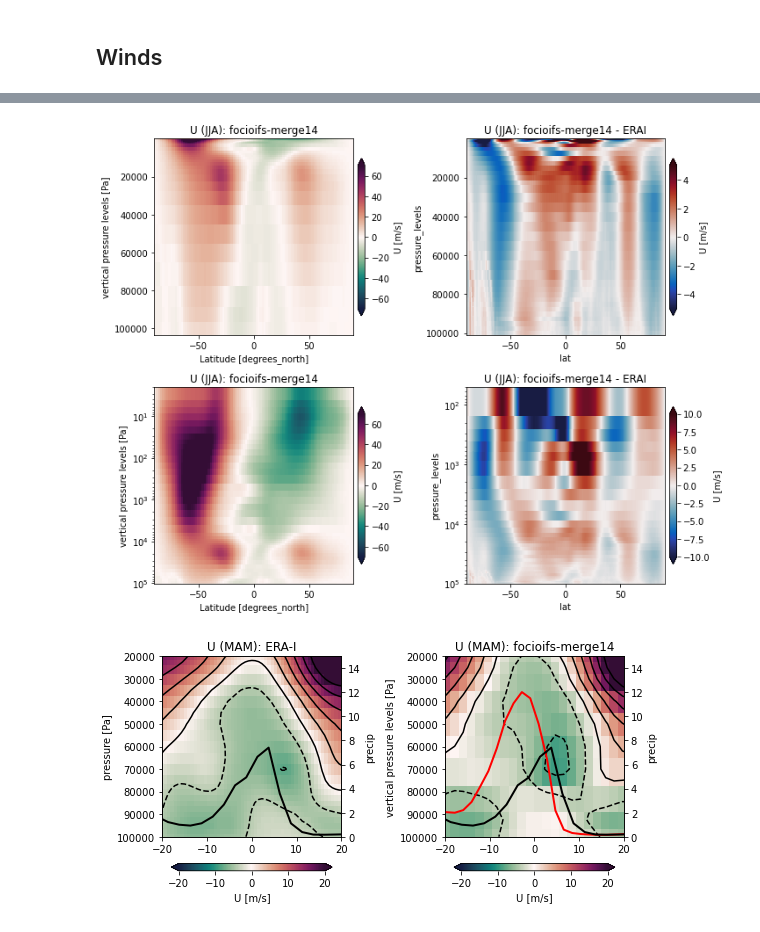
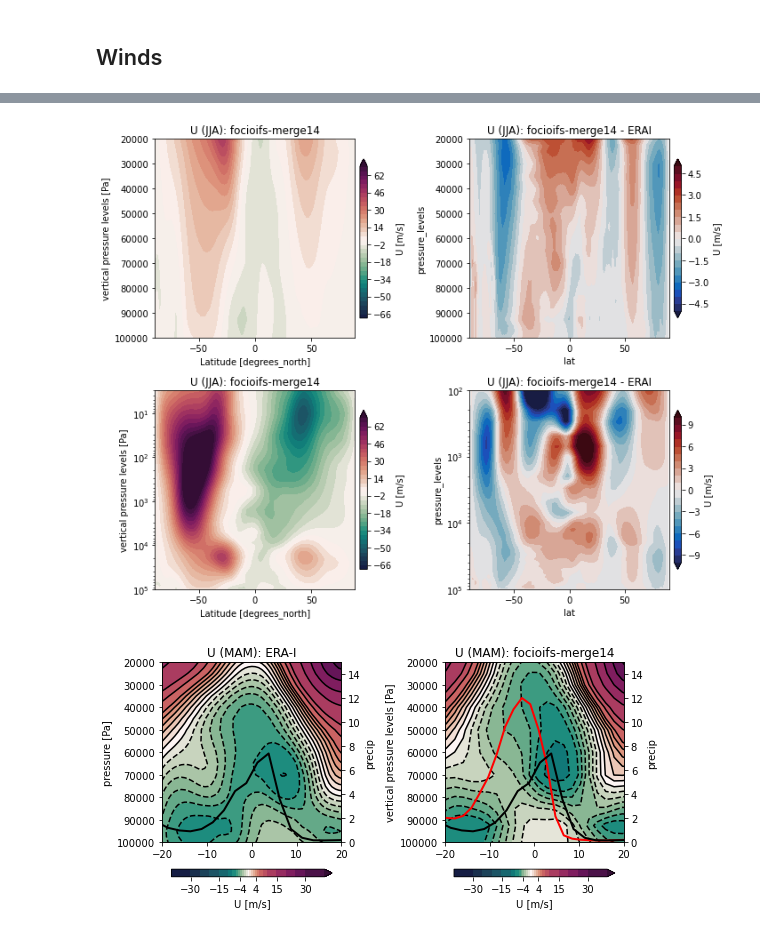
Before and after one commit to joakimkjellsson/foci-openifs-eval, a Jupyter notebook: OpenIFS-Obs.ipynb, the cells around one changed output, grey strips where cells are left out. Saved outputs shown, nothing was run; the diff lists cells and outputs as text; code cells hidden in the pictures.

```diff
--- a/OpenIFS-Obs.ipynb
+++ b/OpenIFS-Obs.ipynb
@@ -253,6 +253,10 @@ umin2 = -5
 umax2 = 5
 umin3 = -10
 umax3 = 10
+
+ulevels1 = np.linspace(umin1,umax1,36)
+ulevels2 = np.linspace(umin2,umax2,21)
+ulevels3 = np.linspace(umin3,umax3,21)
 
 umap1 = cmocean.cm.curl
 umap2 = cmocean.cm.balance
@@ -287,15 +291,25 @@ for i in range(0,len(ds_pl_all)):
         axs.append( fig.add_subplot(2,2,4) )
 
         ckw = {'shrink':0.8, 'pad':0.02, 'extend':'both', 'label':'U [m/s]'}
-        u_zm.sel(season=season).plot(x='lat',y='pressure_levels',ax=axs[0],vmin=umin1,vmax=umax1,cmap=umap1,cbar_kwargs=ckw)
-        (u_zm_i - u_zm_ei).sel(season=season).plot(ax=axs[1],cmap=umap2,vmin=umin2,vmax=umax2,cbar_kwargs=ckw)
-        u_zm.sel(season=season).plot(x='lat',y='pressure_levels',ax=axs[2],vmin=umin1,vmax=umax1,cmap=umap1,cbar_kwargs=ckw)
-        (u_zm_i - u_zm_ei).sel(season=season).plot(ax=axs[3],cmap=umap2,vmin=umin3,vmax=umax3,cbar_kwargs=ckw)
+        #u_zm.sel(season=season).plot(x='lat',y='pressure_levels',ax=axs[0],vmin=umin1,vmax=umax1,cmap=umap1,cbar_kwargs=ckw)
+        #(u_zm_i - u_zm_ei).sel(season=season).plot(ax=axs[1],cmap=umap2,vmin=umin2,vmax=umax2,cbar_kwargs=ckw)
+        #u_zm.sel(season=season).plot(x='lat',y='pressure_levels',ax=axs[2],vmin=umin1,vmax=umax1,cmap=umap1,cbar_kwargs=ckw)
+        #(u_zm_i - u_zm_ei).sel(season=season).plot(ax=axs[3],cmap=umap2,vmin=umin3,vmax=umax3,cbar_kwargs=ckw)
+        u_zm.sel(season=season).plot.contourf(x='lat',y='pressure_levels',ax=axs[0],levels=ulevels1,cmap=umap1,cbar_kwargs=ckw)
+        (u_zm_i - u_zm_ei).sel(season=season).plot.contourf(ax=axs[1],cmap=umap2,levels=ulevels2,cbar_kwargs=ckw)
+        u_zm.sel(season=season).plot.contourf(x='lat',y='pressure_levels',ax=axs[2],levels=ulevels1,cmap=umap1,cbar_kwargs=ckw)
+        (u_zm_i - u_zm_ei).sel(season=season).plot.contourf(ax=axs[3],cmap=umap2,levels=ulevels3,cbar_kwargs=ckw)
+
+        #u_zm.sel(season=season).plot.contour(x='lat',y='pressure_levels',ax=axs[1],levels=ulevels1[::4],colors='g')
+        #u_zm.sel(season=season).plot.contour(x='lat',y='pressure_levels',ax=axs[3],levels=ulevels1[::4],colors='g')
 
         axs[0].set_title('U (%s): %s' % (season,exp))
         axs[1].set_title('U (%s): %s - ERAI' % (season,exp))
         axs[2].set_title('U (%s): %s' % (season,exp))
         axs[3].set_title('U (%s): %s - ERAI' % (season,exp))
+
+        for ax in axs[0:2]:
+            ax.set_ylim([20000,100000])
 
         for ax in axs:
             ax.invert_yaxis()
@@ -304,7 +318,7 @@ for i in range(0,len(ds_pl_all)):
             ax.set_yscale('log')
 
         fig.tight_layout()
-        #fig.savefig('u_biases_%s.png' % (season,),format='png',dpi=600)
+        fig.savefig('u_biases_%s.png' % (season,),format='png',dpi=600)
 
 
     # Precip
@@ -319,17 +333,24 @@ for i in range(0,len(ds_pl_all)):
 
     umin1 = -20
     umax1 = 20
+    tmp = np.array([1,2,3,4,5,6,8,10,15,20,25,30,40])
+    tmp0 = np.array([0,1,2,3,4,5,6,8,10,15,20,25,30,40])
+    ticks = np.array([4,15,30])
+    ticks0 = np.array([4,15,30])
+    ulevels = np.concatenate([-tmp[::-1], tmp0],axis=0)
+    uticks  = np.concatenate([-ticks[::-1], ticks0],axis=0)
 
     season = 'MAM'
     u_ta_ei = u_ei.sel(lon=slice(320,350)).mean('lon')
     u_ta    = u.sel(lon=slice(320,350)).mean('lon')
     u_ta_i  = u_ta.interp_like(u_ta_ei)
 
-    ckw = {'shrink':0.9, 'pad':0.11, 'orientation':'horizontal', 'extend':'both', 'label':'U [m/s]'}
-    u_ta_ei.sel(season=season).plot.pcolormesh(x='lat',y='pressure_levels',ax=axs2[0],vmin=umin1,vmax=umax1,cmap=umap1,cbar_kwargs=ckw)
-    u_ta.sel(season=season).plot.pcolormesh(x='lat',y='pressure_levels',ax=axs2[1],vmin=umin1,vmax=umax1,cmap=umap1,cbar_kwargs=ckw)
-    u_ta_ei.sel(season=season).plot.contour(x='lat',y='pressure_levels',ax=axs2[0],levels=np.linspace(umin1,umax1,11),colors='k')
-    u_ta.sel(season=season).plot.contour(x='lat',y='pressure_levels',ax=axs2[1],levels=np.linspace(umin1,umax1,11),colors='k')
+    ckw = {'shrink':0.9, 'pad':0.11, 'orientation':'horizontal', 'extend':'both', 'label':'U [m/s]', 'ticks': uticks, 'spacing': 'proportional'}
+    u_ta_ei.sel(season=season).plot.contourf(x='lat',y='pressure_levels',ax=axs2[0],levels=ulevels,cmap=umap1,cbar_kwargs=ckw)
+    u_ta.sel(season=season).plot.contourf(x='lat',y='pressure_levels',ax=axs2[1],levels=ulevels,cmap=umap1,cbar_kwargs=ckw)
+    u_ta_ei.sel(season=season).plot.contour(x='lat',y='pressure_levels',ax=axs2[0],levels=ulevels,colors='k')
+    u_ta.sel(season=season).plot.contour(x='lat',y='pressure_levels',ax=axs2[1],levels=ulevels,colors='k')
+
 
     ax21 = axs2[0].twinx()
     tp_ta_gpcp.sel(season=season).plot(x='lat',ax=ax21,linestyle='-',c='k',lw=2)
@@ -358,2 +379,2 @@ for i in range(0,len(ds_pl_all)):
-[figure, old version]
+[figure, new version]
-[figure, old version]
+[figure, new version]
```
Also changed, not shown: parts of 4 cells of this notebook, 6 other files.
